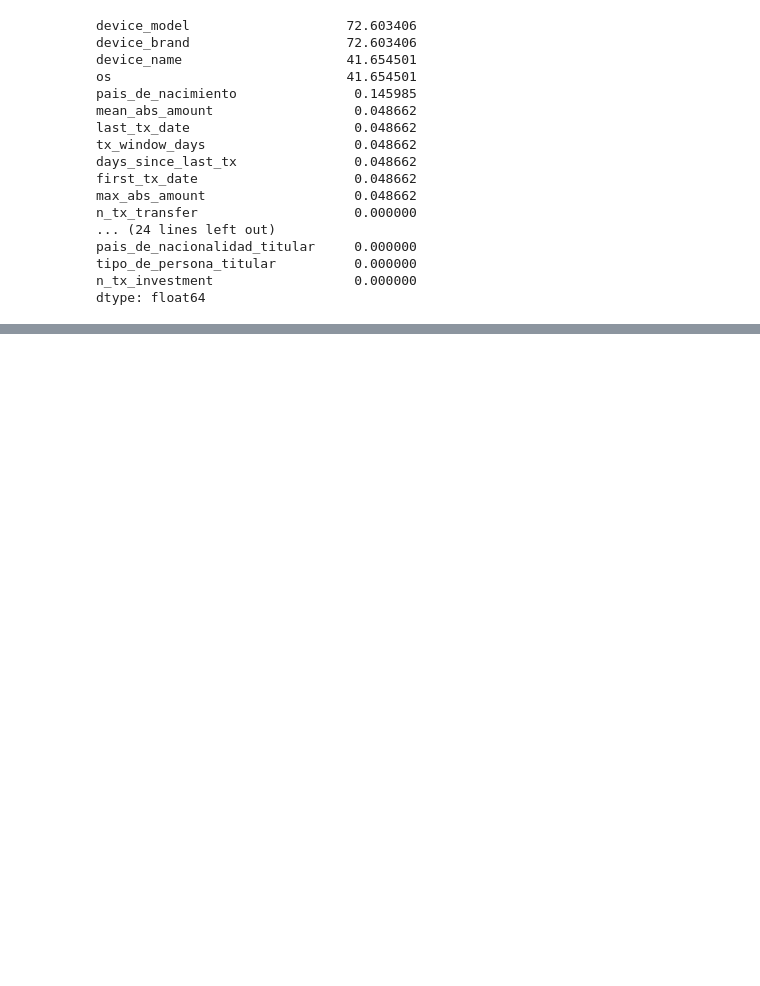
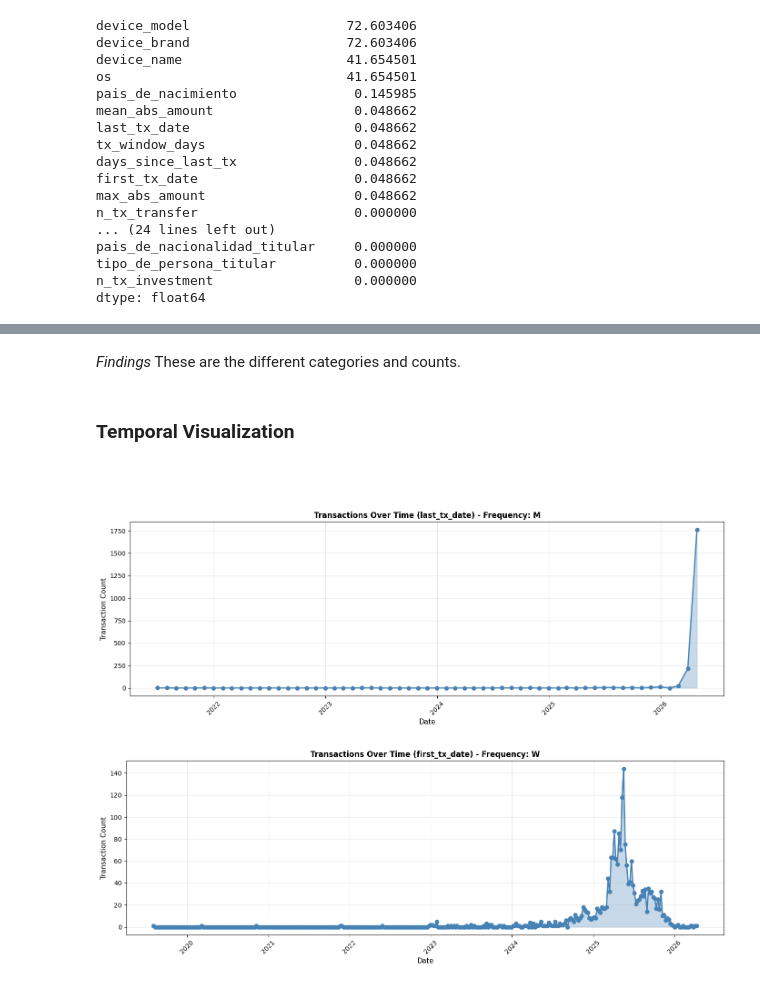
Before and after one commit to Wichkey/final-project-EADA, a Jupyter notebook: notebooks/01_eda.ipynb, the cells around one changed output, grey strips where cells are left out. Saved outputs shown, nothing was run; the diff lists cells and outputs as text; code cells hidden in the pictures; blank space fills up the shorter version.

```diff
--- a/notebooks/01_eda.ipynb
+++ b/notebooks/01_eda.ipynb
@@ -99,0 +351,44 @@ dtype: float64
+# %% [markdown]
+*Findings*
+These are the different categories and counts.
+# %% [markdown]
+### Temporal Visualization
+# %% [markdown]
+###
+# %%
+def plot_transactions_over_time(df, date_col, freq="M"):
+    """
+    Plot transaction counts over time periods.
+
+    Parameters:
+    - df: DataFrame containing transaction data
+    - date_col: name of date column (e.g., 'last_tx_date', 'first_tx_date')
+    - freq: pandas frequency ('D' = daily, 'W' = weekly, 'M' = monthly, 'Q' = quarterly, 'Y' = yearly)
+    """
+    # Get aggregated data using the transactions_per_period function
+    tx_data = transactions_per_period(df, date_col, freq=freq)
+
+    # Create plot
+    fig, ax = plt.subplots(figsize=(14, 5))
+
+    # Plot line with markers and filled area
+    ax.plot(tx_data[date_col], tx_data['transaction_count'],
+            marker='o', linewidth=2, markersize=6, color='steelblue', label='Transactions')
+    ax.fill_between(tx_data[date_col], tx_data['transaction_count'],
+                    alpha=0.3, color='steelblue')
+
+    ax.set_title(f'Transactions Over Time ({date_col}) - Frequency: {freq}',
+                 fontsize=12, fontweight='bold')
+    ax.set_xlabel('Date', fontsize=11)
+    ax.set_ylabel('Transaction Count', fontsize=11)
+    ax.grid(True, alpha=0.3)
+    plt.xticks(rotation=45)
+    plt.tight_layout()
+    plt.show()
+
+# Usage:
+plot_transactions_over_time(df, 'last_tx_date', freq='M')
+plot_transactions_over_time(df, 'first_tx_date', freq='W')
+# %% [output]
+[figure, added]
+[figure, added]
```
Also changed, not shown: parts of 26 cells of this notebook.
